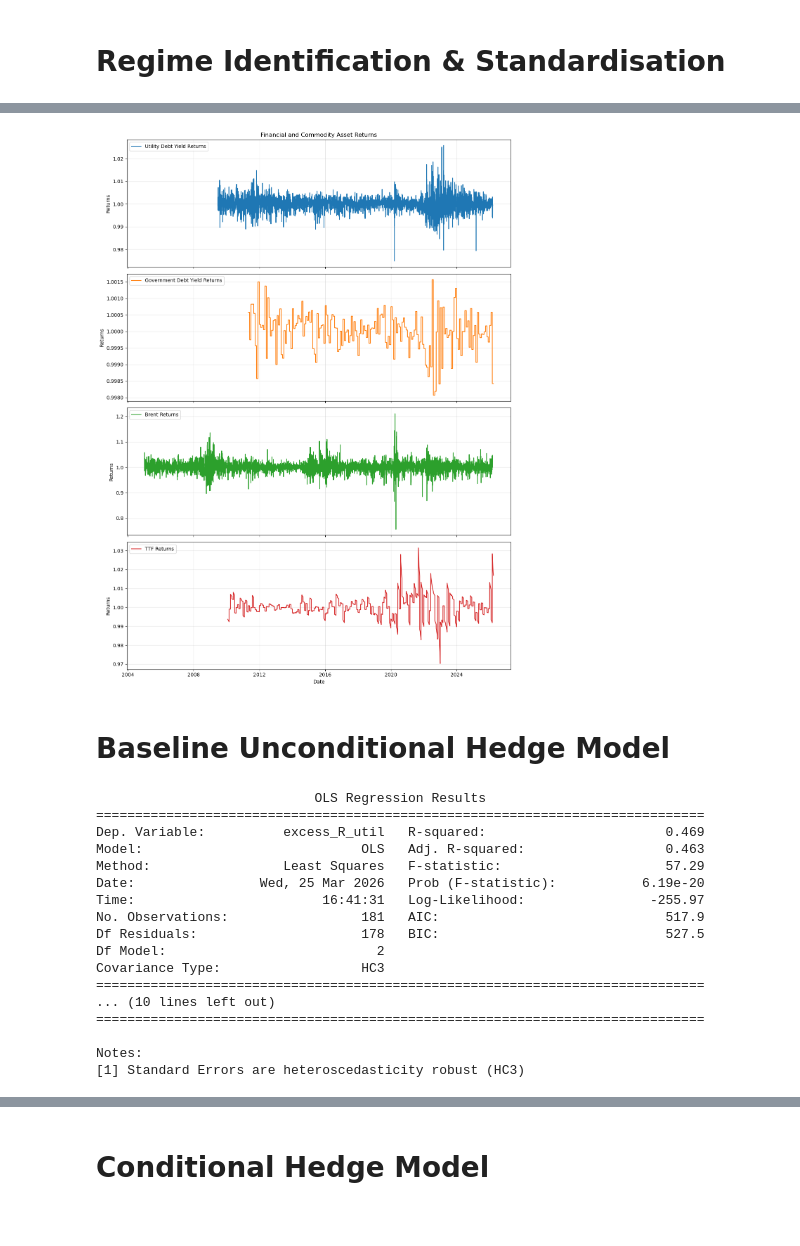
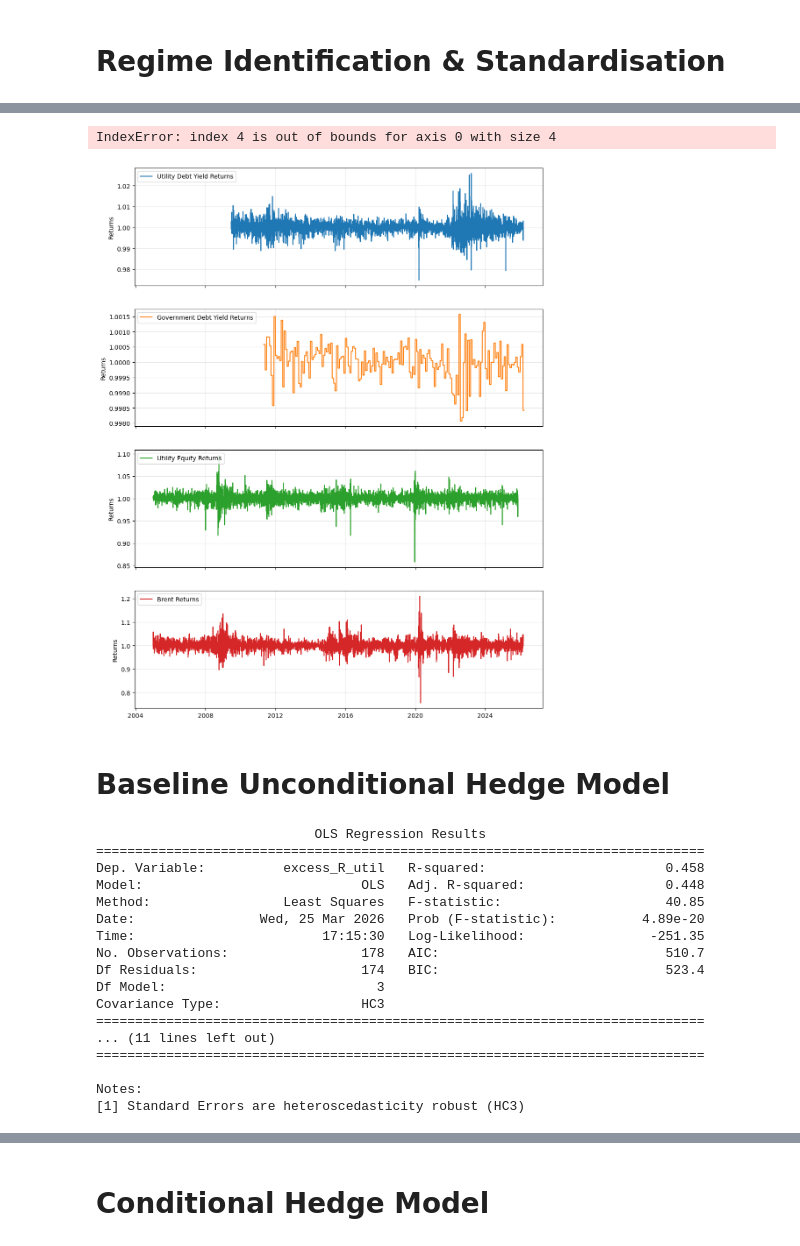
Before and after one commit to 1bykov/Thesis, a Jupyter notebook: code/BRENT_TTF_regression.ipynb, the cells around one changed output, grey strips where cells are left out. Cells and saved outputs as stored; diff of their text form; code cells hidden in the pictures.

Commit message:
included STOXX utilities equity series

```diff
--- a/code/BRENT_TTF_regression.ipynb
+++ b/code/BRENT_TTF_regression.ipynb
@@ -50,6 +50,16 @@ ttf = pd.read_excel(
 ttf.index = pd.to_datetime(ttf.index) # - TTF Nat Gas Spot; USD (assumed)
 ttf = clean_process(ttf)
 
+# Load Utilities Equity Data - 'SX6P Index' is STOXX600 European Utilities; EUR
+name=r'utilities_data_v0.xlsx'
+utilities_equity=pd.read_excel(
+    os.path.join(folder,name),
+    usecols=[0,2],
+    index_col=0
+    )
+utilities_equity.index = pd.to_datetime(utilities_equity.index)     # - Ensure datatime indexation
+utilities_equity = clean_process(utilities_equity)
+
 # Utility debt yield index data (10Y)
 name=r'utilities_debt.xlsx'
 util_yield_10y=pd.read_excel(
@@ -155,32 +190,34 @@ df.head(15)
 # %%
 series_to_plot = {
     'Utility Debt Yield Returns': (1 - D_util * util_yield_10y.diff()).dropna(),
     'Government Debt Yield Returns': (1 - D_govt * govt_yield_10y.diff()).dropna(),
+    'Utility Equity Returns': (1 + utilities_equity.pct_change()).dropna(),
     'Brent Returns': (1 + brent.pct_change()).dropna(),
     'TTF Returns': (1 + ttf.pct_change()).dropna()
 }
 
 fig, axes = plt.subplots(nrows=4, ncols=1, figsize=(12, 16), sharex=True)
 
 for i, (label, data) in enumerate(series_to_plot.items()):
     axes[i].plot(data, label=label, color=f'C{i}') # C0, C1, etc. gives distinct colors
     axes[i].set_ylabel('Returns')
     axes[i].legend(loc='upper left')
     axes[i].grid(True, alpha=0.3)
 
 axes[0].set_title('Financial and Commodity Asset Returns')
 plt.xlabel('Date')
 plt.tight_layout() # Prevents labels from overlapping
 plt.show()
 # %% [output]
+IndexError: index 4 is out of bounds for axis 0 with size 4
-[figure, old version]
+[figure, new version]
 # %% [markdown]
 # Baseline Unconditional Hedge Model
 # %%
 unconditional_model_brent = sm.OLS(
     df[target],
     sm.add_constant(
-        df[['10Y','CO1 Comdty']]
+        df[['10Y','CO1 Comdty', 'SX6P Index']]
         )
         ).fit(cov_type='HC3')
 
@@ -188,17 +225,17 @@ print(unconditional_model_brent.summary())
 # %% [output]
                             OLS Regression Results
 ==============================================================================
-Dep. Variable:          excess_R_util   R-squared:                       0.469
-Model:                            OLS   Adj. R-squared:                  0.463
-Method:                 Least Squares   F-statistic:                     57.29
-Date:                Wed, 25 Mar 2026   Prob (F-statistic):           6.19e-20
-Time:                        16:41:31   Log-Likelihood:                -255.97
-No. Observations:                 181   AIC:                             517.9
-Df Residuals:                     178   BIC:                             527.5
-Df Model:                           2
+Dep. Variable:          excess_R_util   R-squared:                       0.458
+Model:                            OLS   Adj. R-squared:                  0.448
+Method:                 Least Squares   F-statistic:                     40.85
+Date:                Wed, 25 Mar 2026   Prob (F-statistic):           4.89e-20
+Time:                        17:15:30   Log-Likelihood:                -251.35
+No. Observations:                 178   AIC:                             510.7
+Df Residuals:                     174   BIC:                             523.4
+Df Model:                           3
 Covariance Type:                  HC3
 ==============================================================================
-... (10 lines left out)
+... (11 lines left out)
 ==============================================================================
 
 Notes:
```
Also changed, not shown: parts of 8 cells of this notebook, 1 other file.
